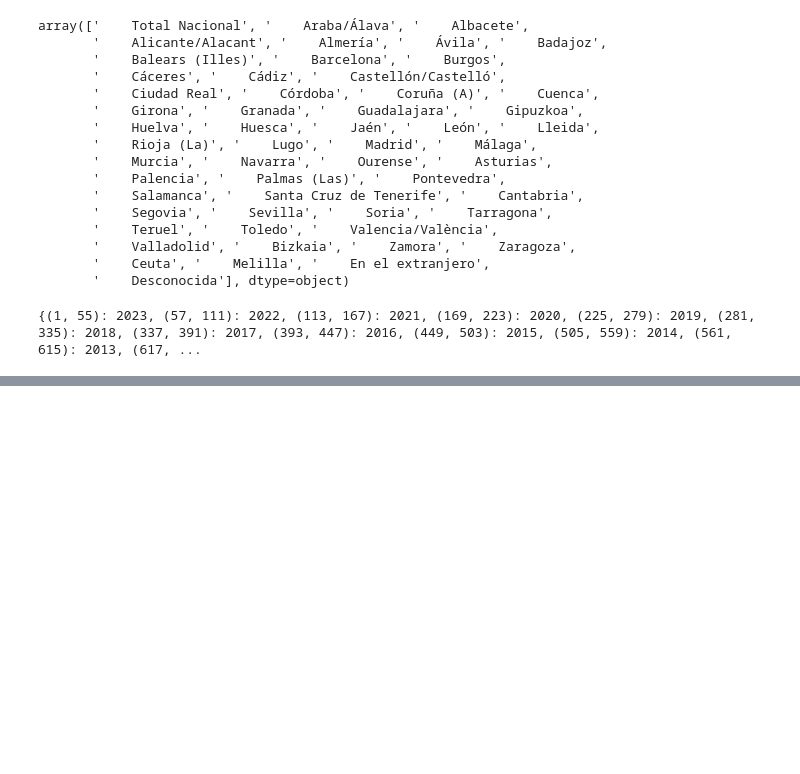
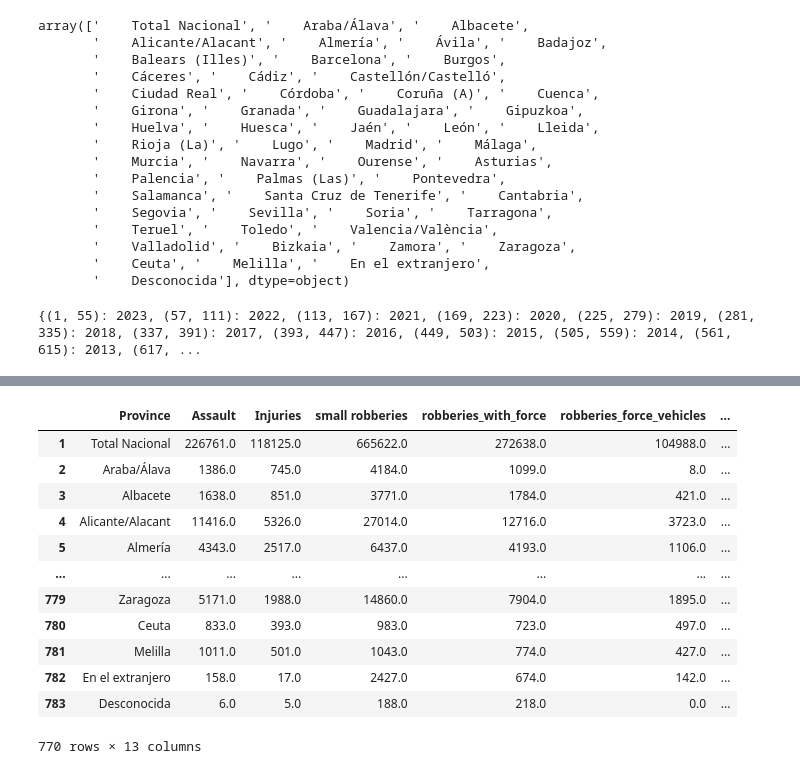
Before and after one commit to LuisHRF/Home-Insurance-Study-Project, a Jupyter notebook: main.ipynb, the cells around one changed output, grey strips where cells are left out. Saved outputs shown, nothing was run; the diff lists cells and outputs as text; code cells hidden in the pictures; blank space fills up the shorter version.

```diff
--- a/main.ipynb
+++ b/main.ipynb
@@ -109,0 +146,19 @@ data_clean_years.tail(10)
+# %%
+columns_titles = ["1._contra_las_personas","1.2.-lesiones","5.1.-hurtos","5.2.-robos_con_fuerza_en_las_cosas","5.2.1.-robos_con_fuerza_en_las_cosas_en_el_interior_de_vehículos","5.2.2.-robos_con_fuerza_en_viviendas","5.2.3.-robos_con_fuerza_en_establecimientos","5.3.-robos_con_violencia_o_intimidación","5.3.1.-robos_con_violencia_en_vía_pública","5.3.2.-robos_con_violencia_en_viviendas","5.3.3.-robos_con_violencia_en_establecimientos"]
+# %%
+translations = {"1._contra_las_personas": " Assault",
+                "1.2.-lesiones" :" Injuries",
+                "5.1.-hurtos":"small robberies",
+                "5.2.-robos_con_fuerza_en_las_cosas":"robberies_with_force",
+                "5.2.1.-robos_con_fuerza_en_las_cosas_en_el_interior_de_vehículos":"robberies_force_vehicles",
+                "5.2.2.-robos_con_fuerza_en_viviendas":"robberies_force_homes",
+                "5.2.3.-robos_con_fuerza_en_establecimientos":"robberies_force_stores",
+                "5.3.-robos_con_violencia_o_intimidación":"robberies_violence_intimidation",
+                "5.3.1.-robos_con_violencia_en_vía_pública":"robberies_violence_publicways",
+                "5.3.2.-robos_con_violencia_en_viviendas":"robberies_violence_homes",
+                "5.3.3.-robos_con_violencia_en_establecimientos":"robberies_violence_stores"
+}
+# %%
+def traducir_columnas(columns_titles, translations):
+    return [translations.get(col, col) for col in columns_titles]
+print(traducir_columnas(columns_titles, translations))
@@ -109,0 +167,6 @@ data_clean_years.tail(10)
+# %%
+# Suponiendo que tu DataFrame se llama data_clean_years
+data_clean_years.columns = traducir_columnas(data_clean_years.columns, translations)
+
+# Mostrar el DataFrame con las columnas traducidas
+print(data_clean_years)
@@ -109,0 +191,18 @@ data_clean_years.tail(10)
+# %%
+# Eliminar la columna sin nombre (usualmente aparece como "Unnamed: 0")
+data_clean_years = data_clean_years.drop(columns=[col for col in data_clean_years.columns if "Unnamed" in col])
+data_clean_years
+# %% [output]
+|  | Province | Assault | Injuries | small robberies | robberies_with_force | robberies_force_vehicles | ... |
+| 1 | Total Nacional | 226761.0 | 118125.0 | 665622.0 | 272638.0 | 104988.0 | ... |
+| 2 | Araba/Álava | 1386.0 | 745.0 | 4184.0 | 1099.0 | 8.0 | ... |
+| 3 | Albacete | 1638.0 | 851.0 | 3771.0 | 1784.0 | 421.0 | ... |
+| 4 | Alicante/Alacant | 11416.0 | 5326.0 | 27014.0 | 12716.0 | 3723.0 | ... |
+| 5 | Almería | 4343.0 | 2517.0 | 6437.0 | 4193.0 | 1106.0 | ... |
+| ... | ... | ... | ... | ... | ... | ... | ... |
+| 779 | Zaragoza | 5171.0 | 1988.0 | 14860.0 | 7904.0 | 1895.0 | ... |
+| 780 | Ceuta | 833.0 | 393.0 | 983.0 | 723.0 | 497.0 | ... |
+| 781 | Melilla | 1011.0 | 501.0 | 1043.0 | 774.0 | 427.0 | ... |
+| 782 | En el extranjero | 158.0 | 17.0 | 2427.0 | 674.0 | 142.0 | ... |
+| 783 | Desconocida | 6.0 | 5.0 | 188.0 | 218.0 | 0.0 | ... |
+770 rows × 13 columns
```
Also changed, not shown: parts of 10 cells of this notebook.
